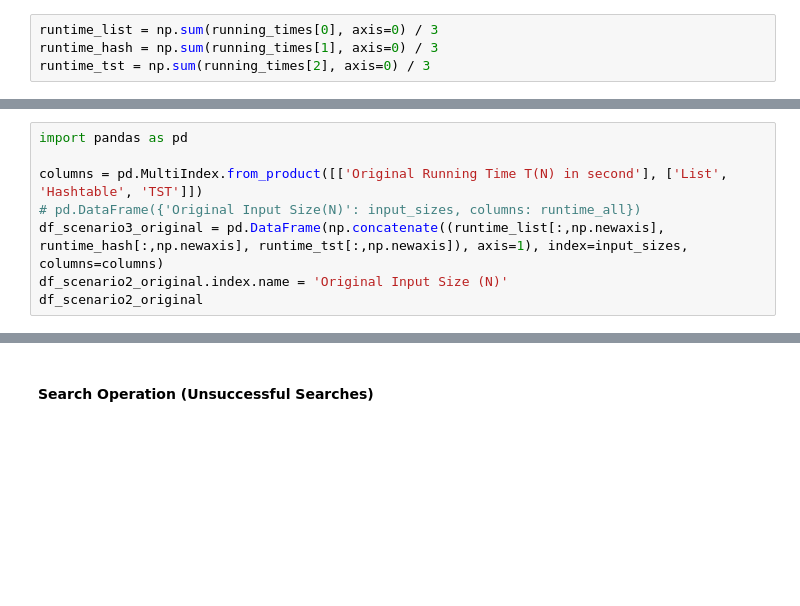
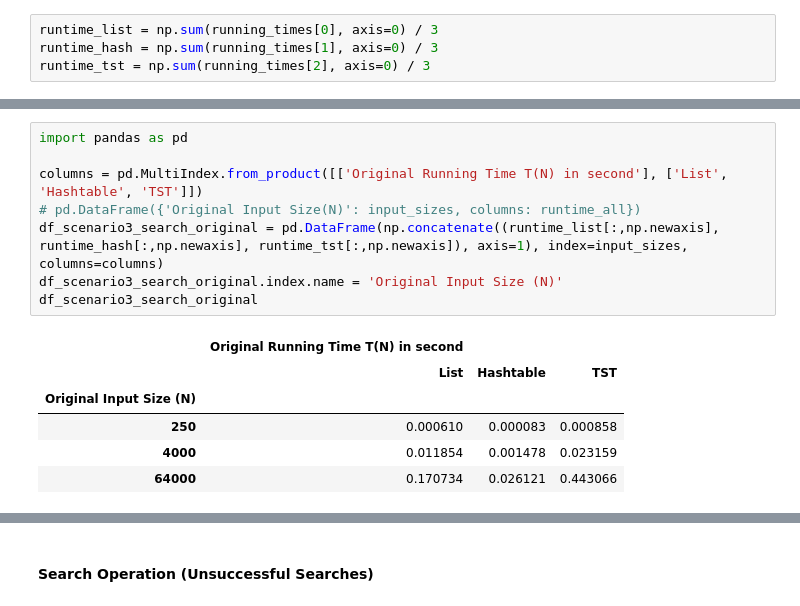
Before and after one commit to hooniez/aa_assignment_1, a Jupyter notebook: assignment1.ipynb, the cells around one changed output, grey strips where cells are left out. Cells and saved outputs as stored; diff of their text form; blank space fills up the shorter version.

```diff
--- a/assignment1.ipynb
+++ b/assignment1.ipynb
@@ -1064,8 +1023,15 @@ plt.show()
 # %%
 import pandas as pd
 
 columns = pd.MultiIndex.from_product([['Original Running Time T(N) in second'], ['List', 'Hashtable', 'TST']])
 # pd.DataFrame({'Original Input Size(N)': input_sizes, columns: runtime_all})
-df_scenario3_original = pd.DataFrame(np.concatenate((runtime_list[:,np.newaxis], runtime_hash[:,np.newaxis], runtime_tst[:,np.newaxis]), axis=1), index=input_sizes, columns=columns)
-df_scenario2_original.index.name = 'Original Input Size (N)'
-df_scenario2_original
+df_scenario3_search_original = pd.DataFrame(np.concatenate((runtime_list[:,np.newaxis], runtime_hash[:,np.newaxis], runtime_tst[:,np.newaxis]), axis=1), index=input_sizes, columns=columns)
+df_scenario3_search_original.index.name = 'Original Input Size (N)'
+df_scenario3_search_original
+# %% [output]
+|  | Original Running Time T(N) in second |  |  |
+|  | List | Hashtable | TST |
+| Original Input Size (N) |  |  |  |
+| 250 | 0.000610 | 0.000083 | 0.000858 |
+| 4000 | 0.011854 | 0.001478 | 0.023159 |
+| 64000 | 0.170734 | 0.026121 | 0.443066 |
```
Also changed, not shown: parts of 35 cells of this notebook, 10 other files.
